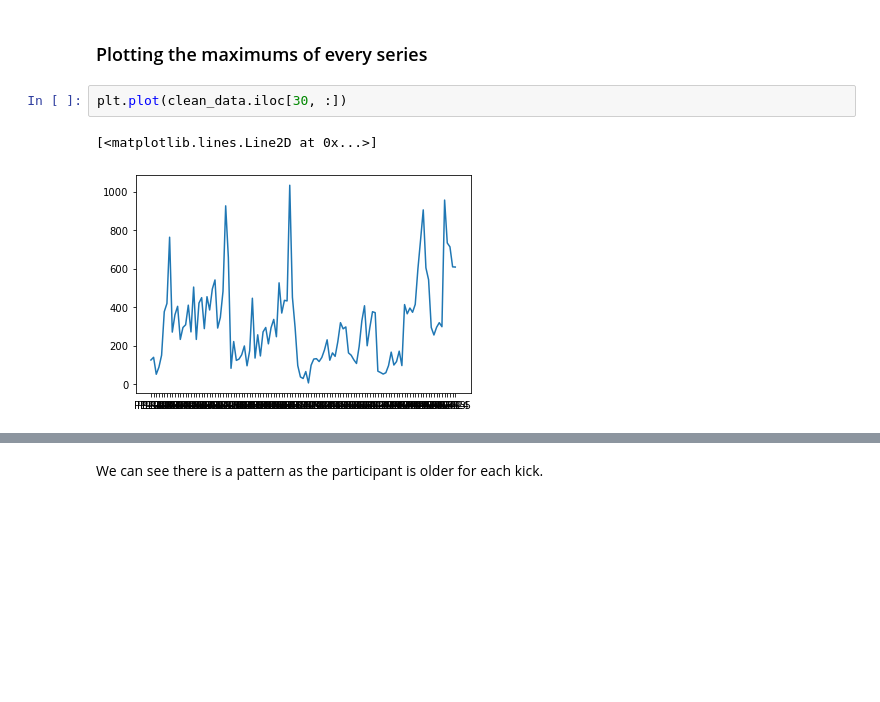
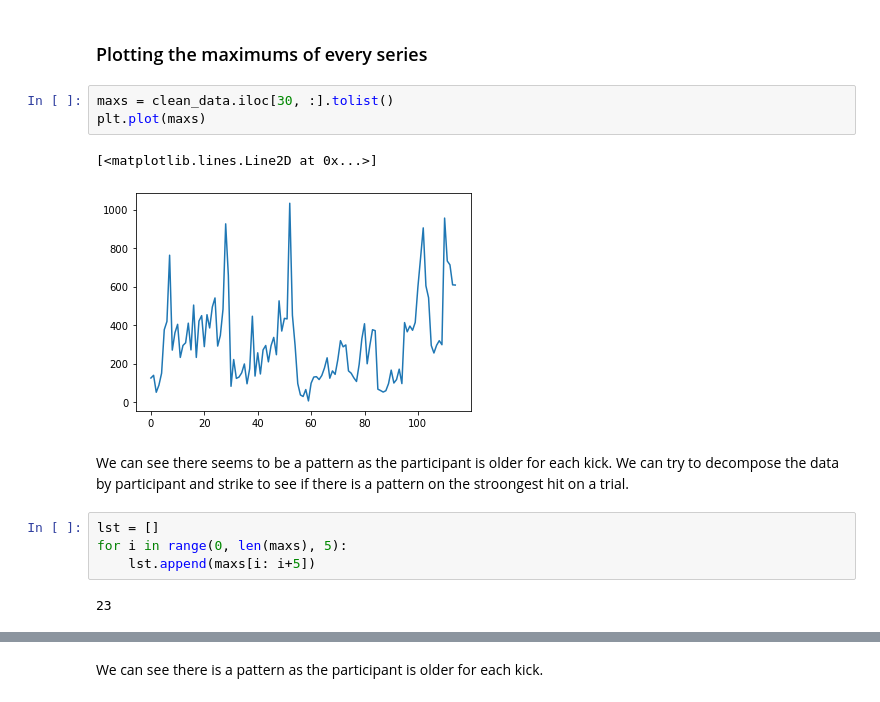
Before and after one commit to ta-data-bcn/Project-Week-8-Final-Project, a Jupyter notebook: your-project/main.ipynb, the cells around one changed output, grey strips where cells are left out. Drawn from its saved outputs; the diff is of its cells as text; blank space fills up the shorter version.

```diff
--- a/your-project/main.ipynb
+++ b/your-project/main.ipynb
@@ -236,7 +236,16 @@ We converted a (4749, 115) dataset into a (80,115) dataset.
 # %% [markdown]
 ### Plotting the maximums of every series
 # %%
-plt.plot(clean_data.iloc[30, :])
+maxs = clean_data.iloc[30, :].tolist()
+plt.plot(maxs)
 # %% [output]
 [<matplotlib.lines.Line2D at 0x...>]
-[figure, old version]
+[figure, new version]
+# %% [markdown]
+We can see there seems to be a pattern as the participant is older for each kick. We can try to decompose the data by participant and strike to see if there is a pattern on the stroongest hit on a trial.
+# %%
+lst = []
+for i in range(0, len(maxs), 5):
+    lst.append(maxs[i: i+5])
+# %% [output]
+23
```
Also changed, not shown: parts of 11 cells of this notebook, 4 other files.
